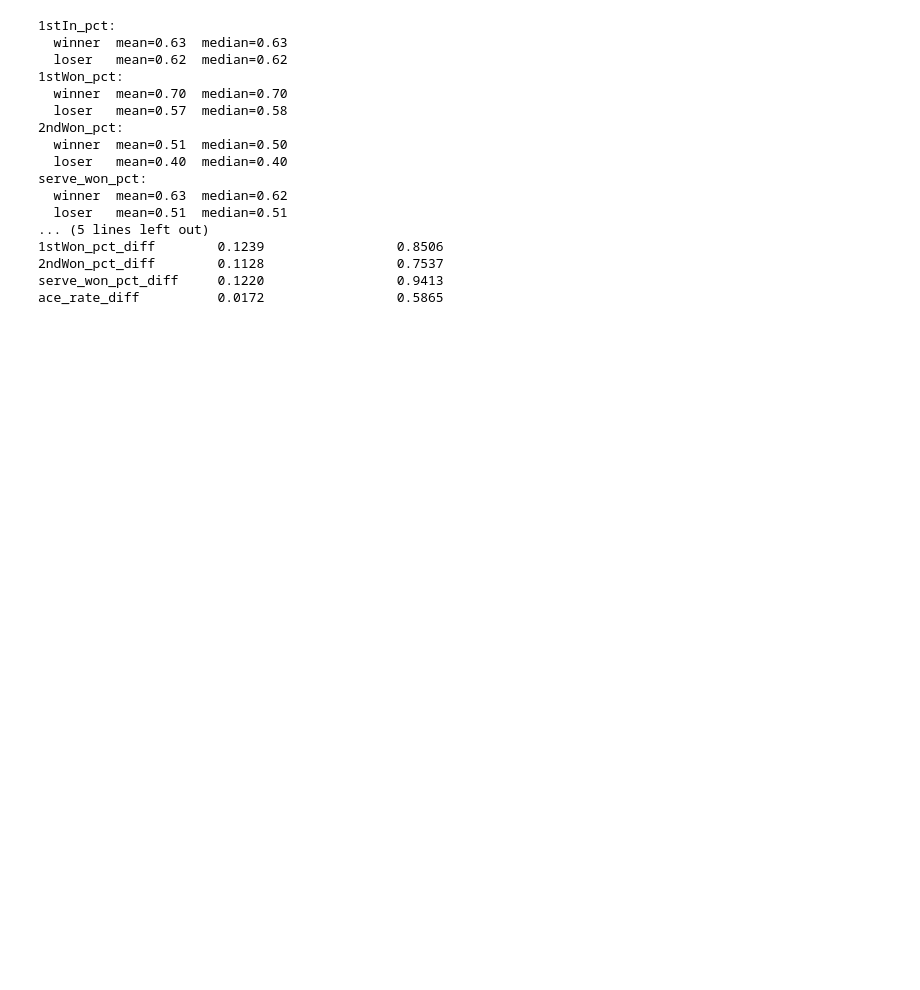
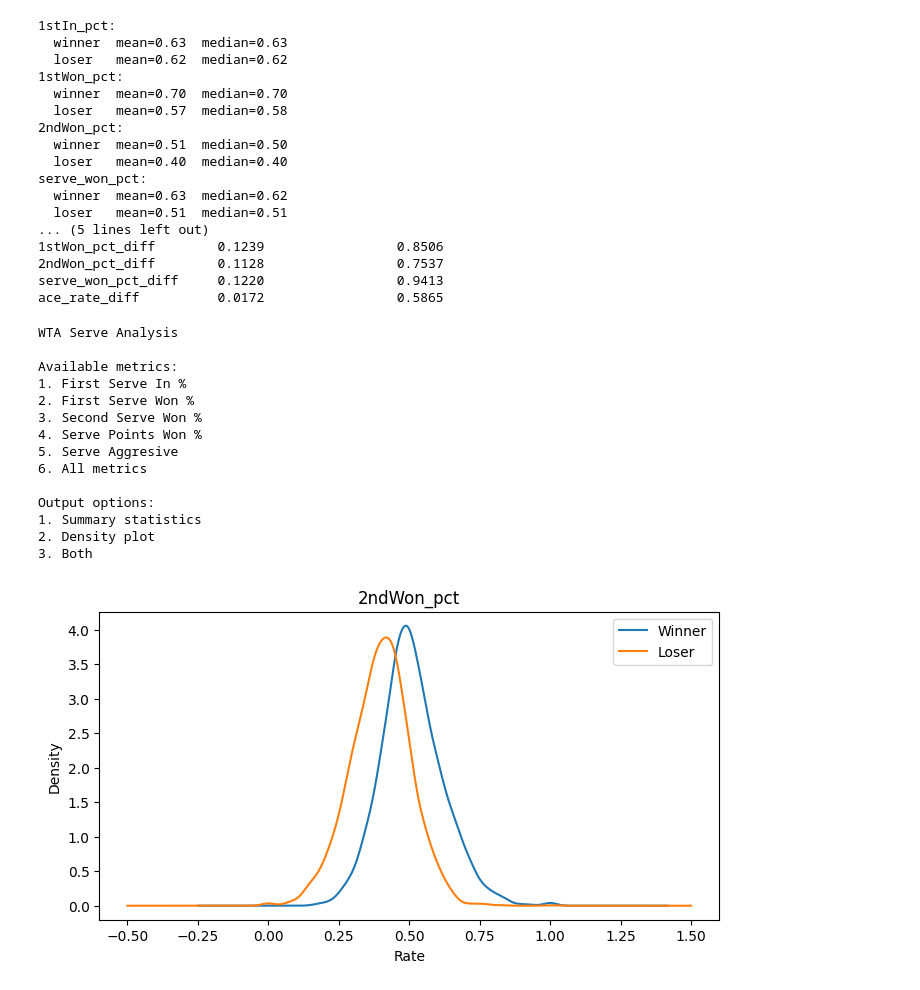
Before and after one commit to chiangyt/tennis_analyse, a Jupyter notebook: tennis_match_analyse.ipynb, the cells around one changed output. Saved outputs shown, nothing was run; the diff lists cells and outputs as text; code cells hidden in the pictures; blank space fills up the shorter version.

Commit message:
Add interactive menu.

```diff
--- a/tennis_match_analyse.ipynb
+++ b/tennis_match_analyse.ipynb
@@ -35,3 +35,21 @@ serve_won_pct:
 2ndWon_pct_diff        0.1128                 0.7537
 serve_won_pct_diff     0.1220                 0.9413
 ace_rate_diff          0.0172                 0.5865
+# %%
+data.interactive_menu()
+# %% [output]
+WTA Serve Analysis
+
+Available metrics:
+1. First Serve In %
+2. First Serve Won %
+3. Second Serve Won %
+4. Serve Points Won %
+5. Serve Aggresive
+6. All metrics
+
+Output options:
+1. Summary statistics
+2. Density plot
+3. Both
+[figure, added]
```
Also changed, not shown: 3 other files.
